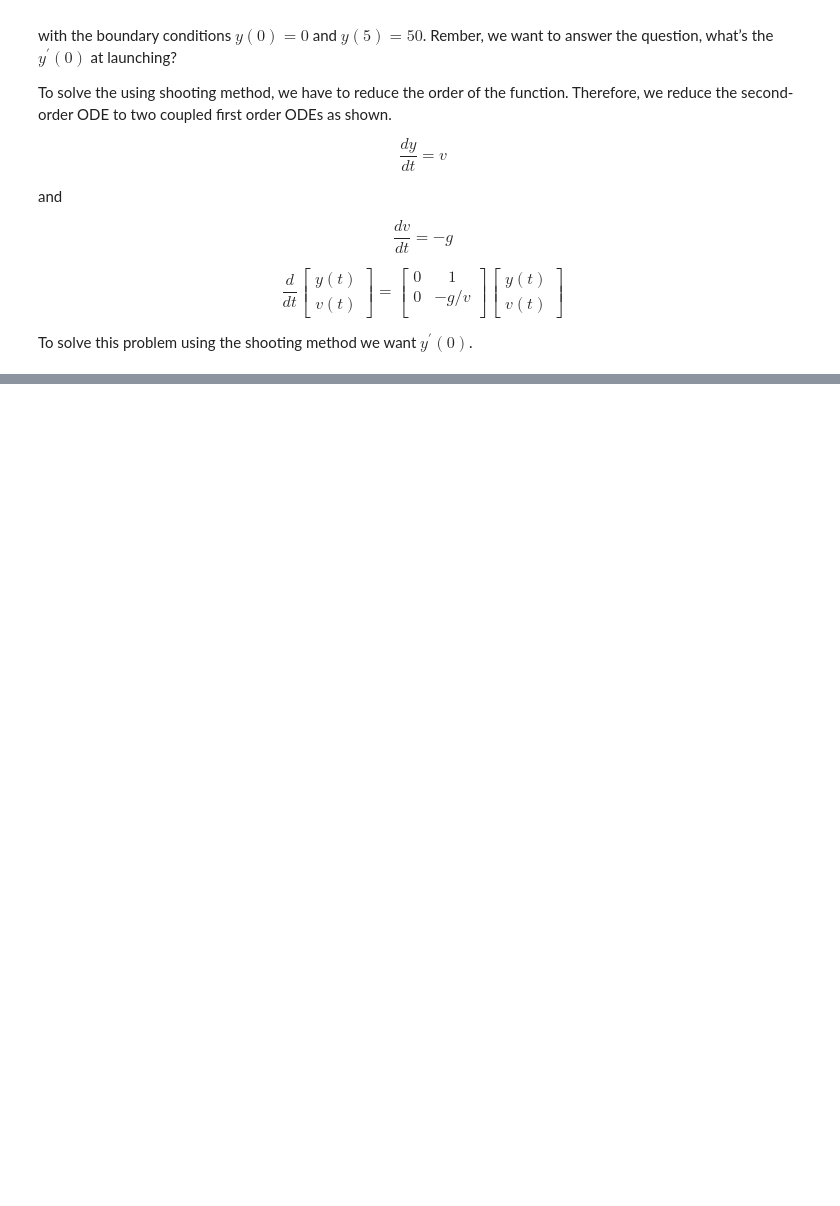
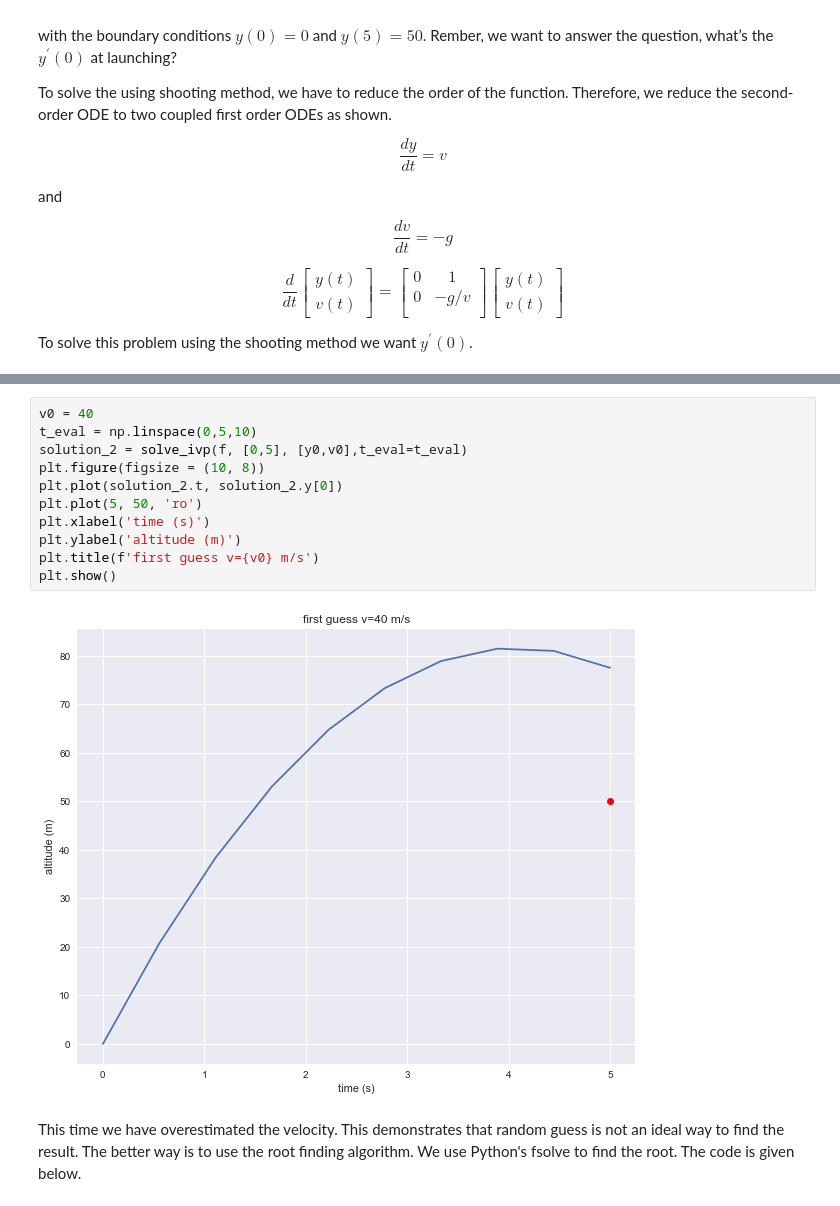
Before and after one commit to shreyaspunacha/Blog-Post-Notebooks, a Jupyter notebook: Shooting-Method-Using-Python.ipynb, the cells around one changed output, grey strips where cells are left out. Saved outputs shown, nothing was run; the diff lists cells and outputs as text; blank space fills up the shorter version.

Commit message:
added python codes to shooting method file

```diff
--- a/Shooting-Method-Using-Python.ipynb
+++ b/Shooting-Method-Using-Python.ipynb
@@ -88,0 +127,15 @@ To solve this problem using the shooting method we want $y^{'}(0)$.
+# %%
+v0 = 40
+t_eval = np.linspace(0,5,10)
+solution_2 = solve_ivp(f, [0,5], [y0,v0],t_eval=t_eval)
+plt.figure(figsize = (10, 8))
+plt.plot(solution_2.t, solution_2.y[0])
+plt.plot(5, 50, 'ro')
+plt.xlabel('time (s)')
+plt.ylabel('altitude (m)')
+plt.title(f'first guess v={v0} m/s')
+plt.show()
+# %% [output]
+[figure, added]
+# %% [markdown]
+This time we have overestimated the velocity. This demonstrates that random guess is not an ideal way to find the result. The better way is to use the root finding algorithm. We use Python's fsolve to find the root. The code is given below.
```
Also changed, not shown: parts of 10 cells of this notebook.
